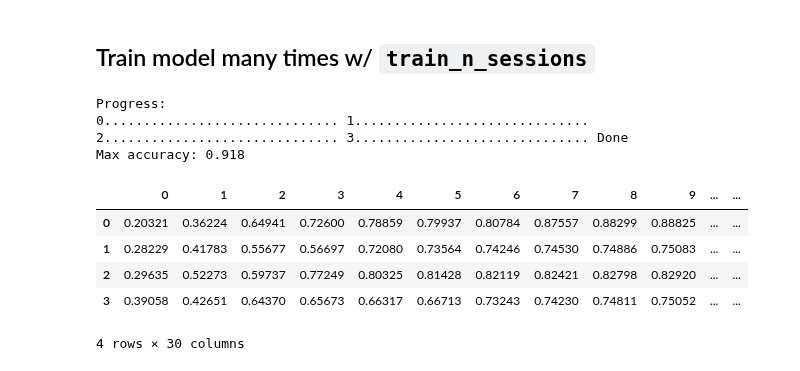
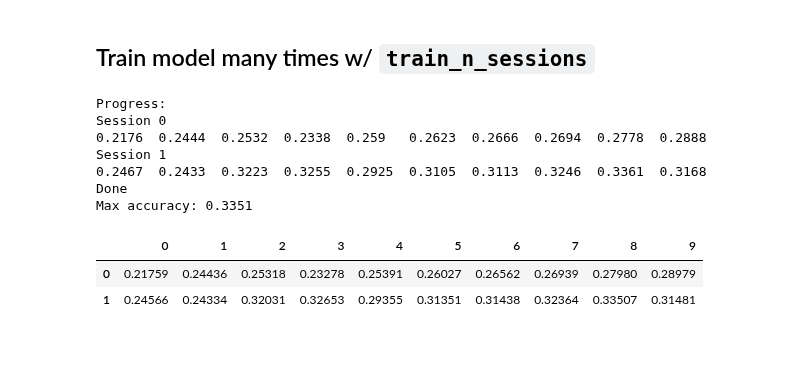
Before and after one commit to mccallion/rory, a Jupyter notebook: _20200923_mnist_03_coco_data.ipynb, the cells around one changed output. Saved outputs shown, nothing was run; the diff lists cells and outputs as text; code cells hidden in the pictures.

```diff
--- a/_20200923_mnist_03_coco_data.ipynb
+++ b/_20200923_mnist_03_coco_data.ipynb
@@ -264,34 +263,29 @@ show_preds(mod, ds);
 ## Train model many times w/ `train_n_sessions`
 # %%
 # params
-path          = untar_data(URLs.MNIST)
-n_cls         = 10
-im_size       = 28*28
-batch_size    = 64*2*2*2
+im_size       = 128*128*3
+n_cls         = len(lbl_subset)
+batch_size    = 64
 hidden_params = 30
-nepochs       = 30
-lr            = .1
-nsessions     = 4
-
-# inits
-# dl = init_data(path, im_size, n_cls, batch_size)
+lr            = .005
+nepochs       = 10
+nsessions     = 2
 
 # train
-accs,mods = train_n_sessions(dl, im_size, n_cls, hidden_params, nepochs, lr, nsessions)
+accs, mods = train_n_sessions(dl, im_size, n_cls, hidden_params, nepochs, lr, nsessions)
 accs_t = tensor(accs).reshape(nsessions,nepochs)
 
-# print max acc
+# view results
 print("Max accuracy:",round(accs_t.max().item(),4))
-
-# print training sessions
 pd.DataFrame(accs_t.numpy())
 # %% [output]
 Progress:
-0.............................. 1.............................. 2.............................. 3.............................. Done
-Max accuracy: 0.918
+Session 0
+0.2176  0.2444  0.2532  0.2338  0.259   0.2623  0.2666  0.2694  0.2778  0.2888
+Session 1
+0.2467  0.2433  0.3223  0.3255  0.2925  0.3105  0.3113  0.3246  0.3361  0.3168
+Done
+Max accuracy: 0.3351
-|  | 0 | 1 | 2 | 3 | 4 | 5 | 6 | 7 | 8 | 9 | ... | ... |
-| 0 | 0.20321 | 0.36224 | 0.64941 | 0.72600 | 0.78859 | 0.79937 | 0.80784 | 0.87557 | 0.88299 | 0.88825 | ... | ... |
-| 1 | 0.28229 | 0.41783 | 0.55677 | 0.56697 | 0.72080 | 0.73564 | 0.74246 | 0.74530 | 0.74886 | 0.75083 | ... | ... |
-| 2 | 0.29635 | 0.52273 | 0.59737 | 0.77249 | 0.80325 | 0.81428 | 0.82119 | 0.82421 | 0.82798 | 0.82920 | ... | ... |
-| 3 | 0.39058 | 0.42651 | 0.64370 | 0.65673 | 0.66317 | 0.66713 | 0.73243 | 0.74230 | 0.74811 | 0.75052 | ... | ... |
+|  | 0 | 1 | 2 | 3 | 4 | 5 | 6 | 7 | 8 | 9 |
+| 0 | 0.21759 | 0.24436 | 0.25318 | 0.23278 | 0.25391 | 0.26027 | 0.26562 | 0.26939 | 0.27980 | 0.28979 |
+| 1 | 0.24566 | 0.24334 | 0.32031 | 0.32653 | 0.29355 | 0.31351 | 0.31438 | 0.32364 | 0.33507 | 0.31481 |
-4 rows × 30 columns
```
Also changed, not shown: parts of 4 cells of this notebook.
